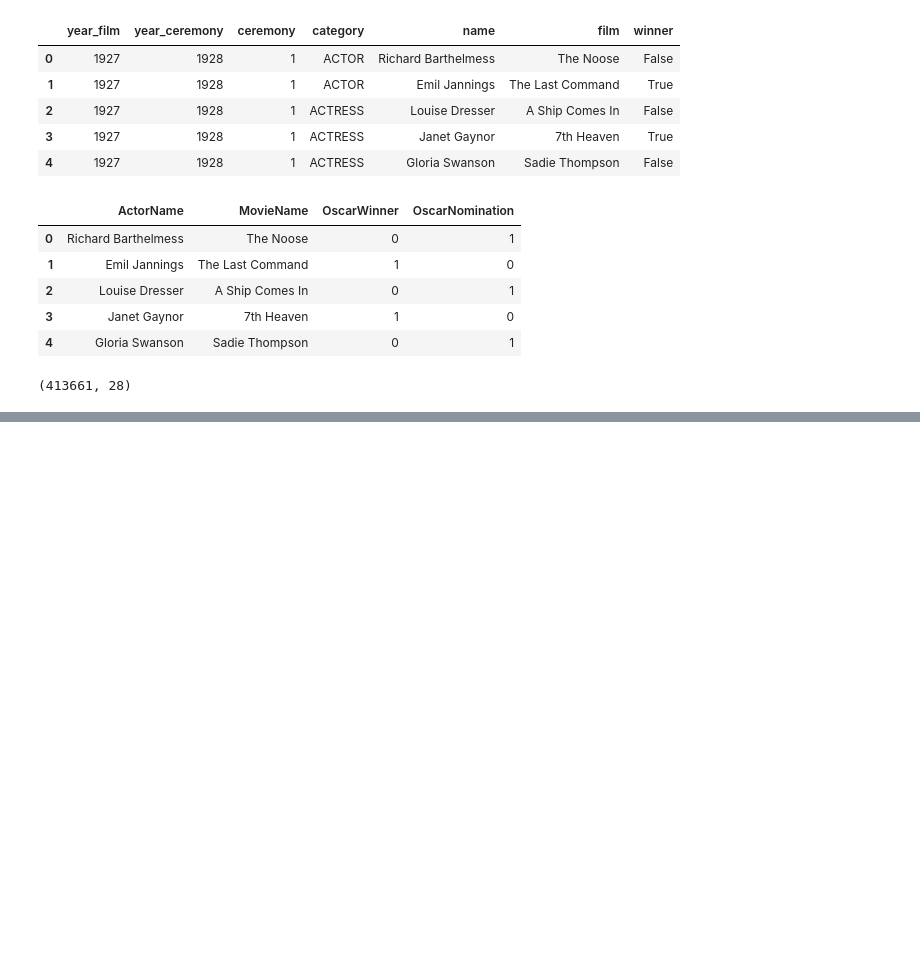
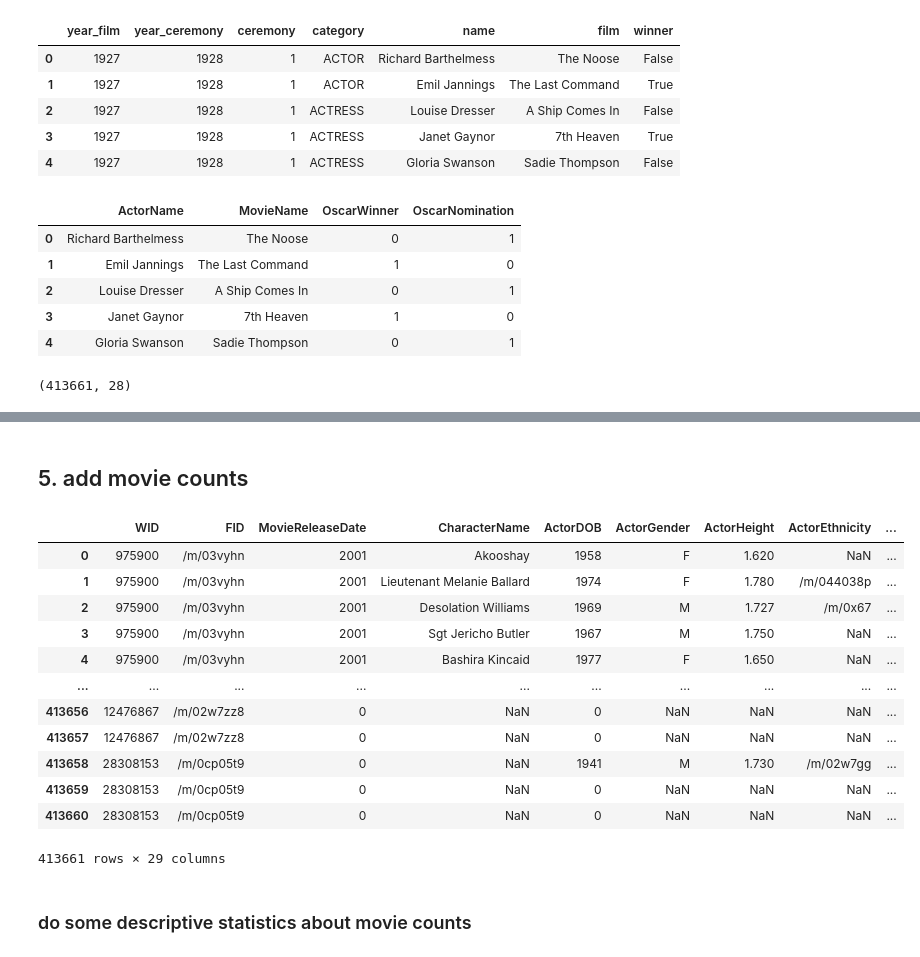
Before and after one commit to epfl-ada/ada-2023-project-datateahouse, a Jupyter notebook: Data Prerocessing.ipynb, the cells around one changed output, grey strips where cells are left out. Drawn from its saved outputs; the diff is of its cells as text; code cells hidden in the pictures; blank space fills up the shorter version.

```diff
--- a/Data Prerocessing.ipynb
+++ b/Data Prerocessing.ipynb
@@ -944,0 +975,25 @@ merged_awards_Oscar.to_pickle("./characters_movies.pkl")
+# %% [markdown]
+## 5. add movie counts
+# %%
+# counting the movies each actor has played and append a new column "actor_movie_count"
+actor_movie_count = df.groupby(df.ActorID).agg("count")
+df_actor_movie_count = pd.DataFrame({"ActorMovieCount": actor_movie_count["WID"].values},
+                                 index=actor_movie_count.index)
+df_add_count = pd.merge(df, df_actor_movie_count, how="left", left_on="ActorID", right_index=True)
+df_add_count
+# %% [output]
+|  | WID | FID | MovieReleaseDate | CharacterName | ActorDOB | ActorGender | ActorHeight | ActorEthnicity | ... |
+| 0 | 975900 | /m/03vyhn | 2001 | Akooshay | 1958 | F | 1.620 | NaN | ... |
+| 1 | 975900 | /m/03vyhn | 2001 | Lieutenant Melanie Ballard | 1974 | F | 1.780 | /m/044038p | ... |
+| 2 | 975900 | /m/03vyhn | 2001 | Desolation Williams | 1969 | M | 1.727 | /m/0x67 | ... |
+| 3 | 975900 | /m/03vyhn | 2001 | Sgt Jericho Butler | 1967 | M | 1.750 | NaN | ... |
+| 4 | 975900 | /m/03vyhn | 2001 | Bashira Kincaid | 1977 | F | 1.650 | NaN | ... |
+| ... | ... | ... | ... | ... | ... | ... | ... | ... | ... |
+| 413656 | 12476867 | /m/02w7zz8 | 0 | NaN | 0 | NaN | NaN | NaN | ... |
+| 413657 | 12476867 | /m/02w7zz8 | 0 | NaN | 0 | NaN | NaN | NaN | ... |
+| 413658 | 28308153 | /m/0cp05t9 | 0 | NaN | 1941 | M | 1.730 | /m/02w7gg | ... |
+| 413659 | 28308153 | /m/0cp05t9 | 0 | NaN | 0 | NaN | NaN | NaN | ... |
+| 413660 | 28308153 | /m/0cp05t9 | 0 | NaN | 0 | NaN | NaN | NaN | ... |
+413661 rows × 29 columns
+# %% [markdown]
+### do some descriptive statistics about movie counts
```
Also changed, not shown: parts of 27 cells of this notebook, 2 other files.
